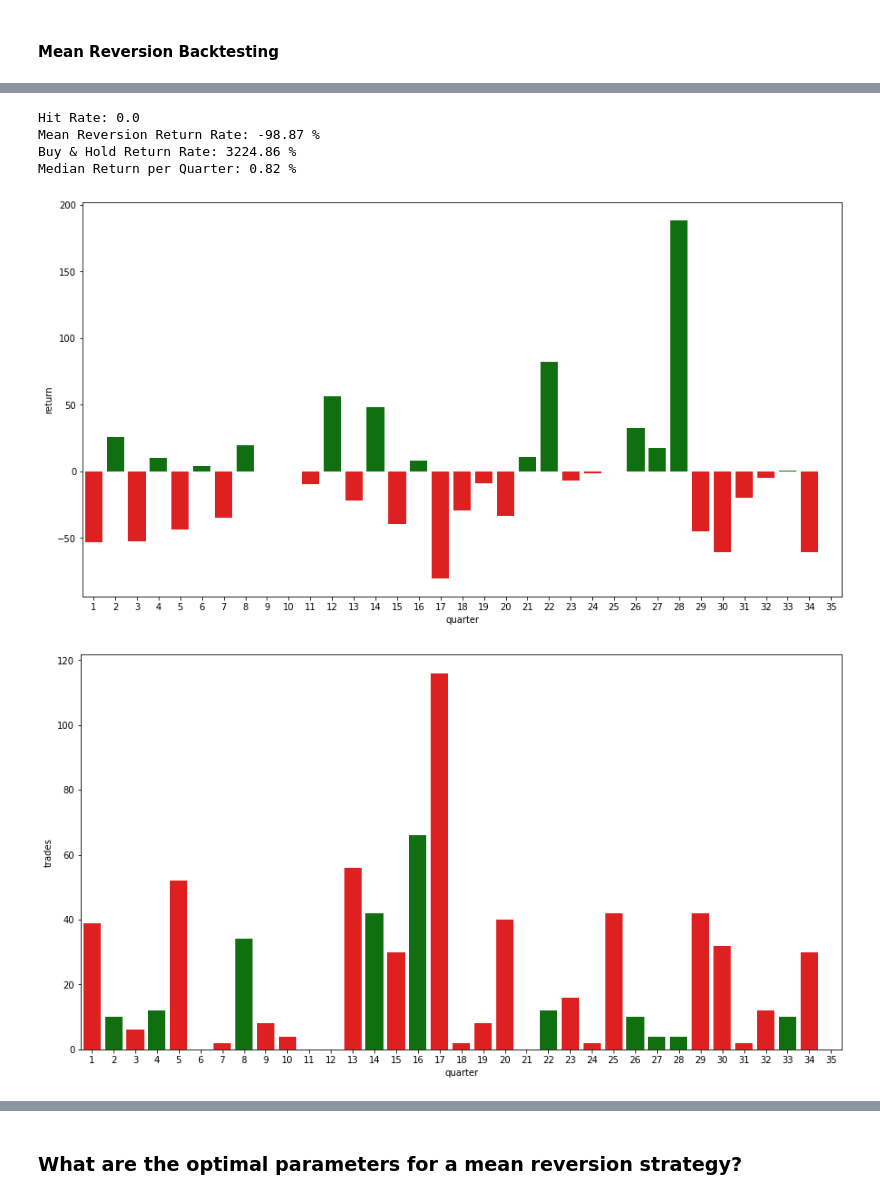
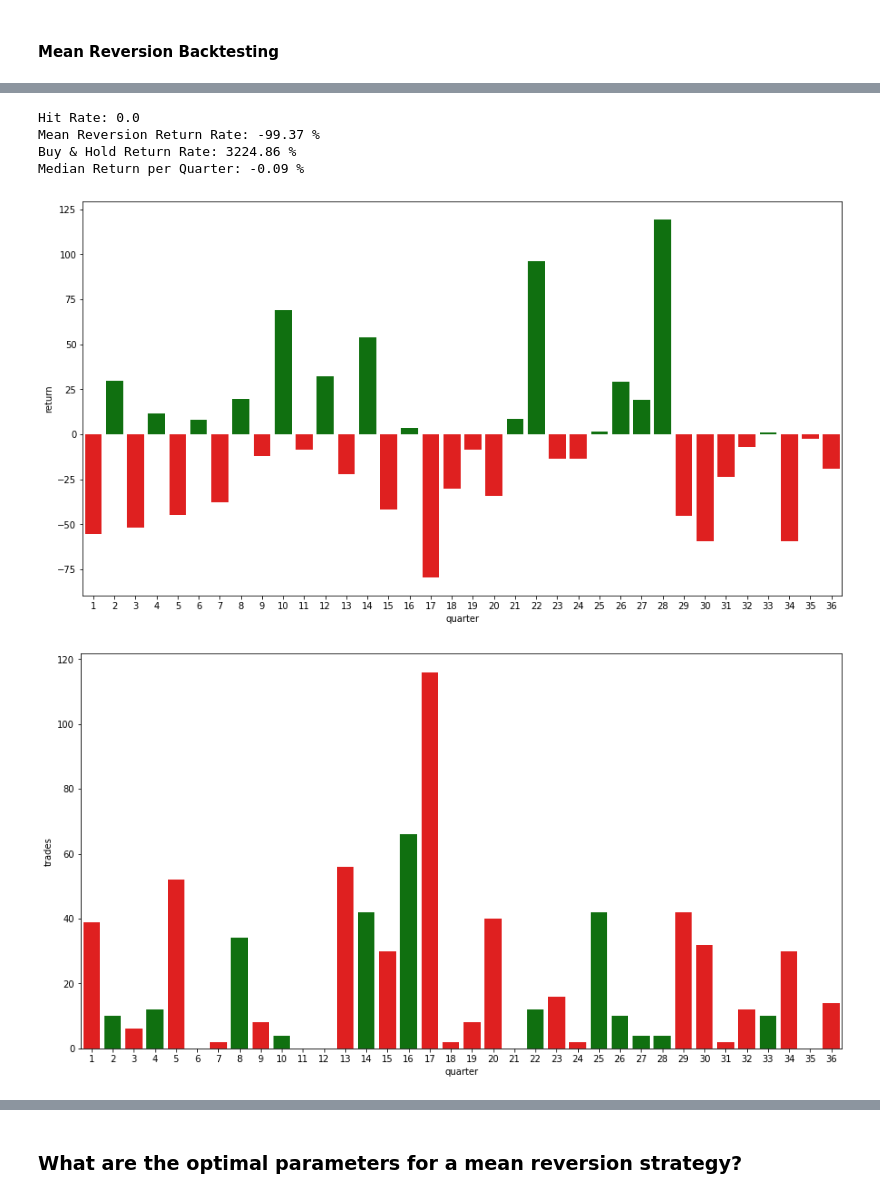
Before and after one commit to hansenrhan/crypto_backtesting, a Jupyter notebook: Mean_Reversion_Analysis.ipynb, the cells around one changed output, grey strips where cells are left out. Cells and saved outputs as stored; diff of their text form; code cells hidden in the pictures.

Commit message:
Fix quarterly reporting mechanism, add annual taxes to mean reversion strategy

```diff
--- a/Mean_Reversion_Analysis.ipynb
+++ b/Mean_Reversion_Analysis.ipynb
@@ -98,0 +103,20 @@ crypto_df
+# %%
+# add quarters to the data
+
+# Make sure the 'Datetime' column is in datetime format
+crypto_df['Datetime'] = pd.to_datetime(crypto_df['timestamp'])
+
+# Calculate the start date and year of the first entry
+start_date = crypto_df['Datetime'].min()
+start_year = start_date.year
+
+# Create a function to calculate the quarter
+def calculate_quarter(row):
+    months_passed = (row['Datetime'].year - start_year) * 12 + row['Datetime'].month - start_date.month
+    return (months_passed // 3) + 1
+
+# Apply the function to create the 'quarter' column
+crypto_df['quarter'] = crypto_df.apply(calculate_quarter, axis=1)
+
+# make sure the quarter assignments look right...
+crypto_df
@@ -464,35 +559,38 @@ def plot_quarterly_data(backtest_results):
 # %%
 # Run the crossover backtester on the whole dataset
 crypto_df['price'] = crypto_df['open'] # set open to be the price to use
 
 backtest_results = mean_reversion_backtester(
             sampled_data = crypto_df,
             order_sizing = 1,
             ma_length = 48,
             buy_threshold = 0.05,
             take_profit=0.1,
             stop_loss=0.1,
             starting_capital = 10000,
             shorting_allowed=True,
             fixed_fee=False,
             fee = 0.005,
             display_results=True,
-            record_balance=True
+            record_balance=True,
+            show_moving_averages = False,
+            annual_taxes = True,
+            tax_percentage = 0.3
         )
 
 #Interpret backtest results
 import statistics
 print("Hit Rate:", backtest_results['hit_rate'])
 print("Mean Reversion Return Rate:", round(backtest_results['final_return_rate']*100,2), "%")
 print("Buy & Hold Return Rate:", round(backtest_results['baseline_return_rate']*100,2), "%")
 print("Median Return per Quarter:", round(statistics.median(backtest_results['quarter_return_rates']*100), 2), "%")
 
 plot_quarterly_data(backtest_results)
 # %% [output]
 [figure]
 Hit Rate: 0.0
-Mean Reversion Return Rate: -98.87 %
+Mean Reversion Return Rate: -99.37 %
 Buy & Hold Return Rate: 3224.86 %
-Median Return per Quarter: 0.82 %
+Median Return per Quarter: -0.09 %
-[figure, old version]
+[figure, new version]
-[figure, old version]
+[figure, new version]
```
Also changed, not shown: parts of 4 cells of this notebook.
